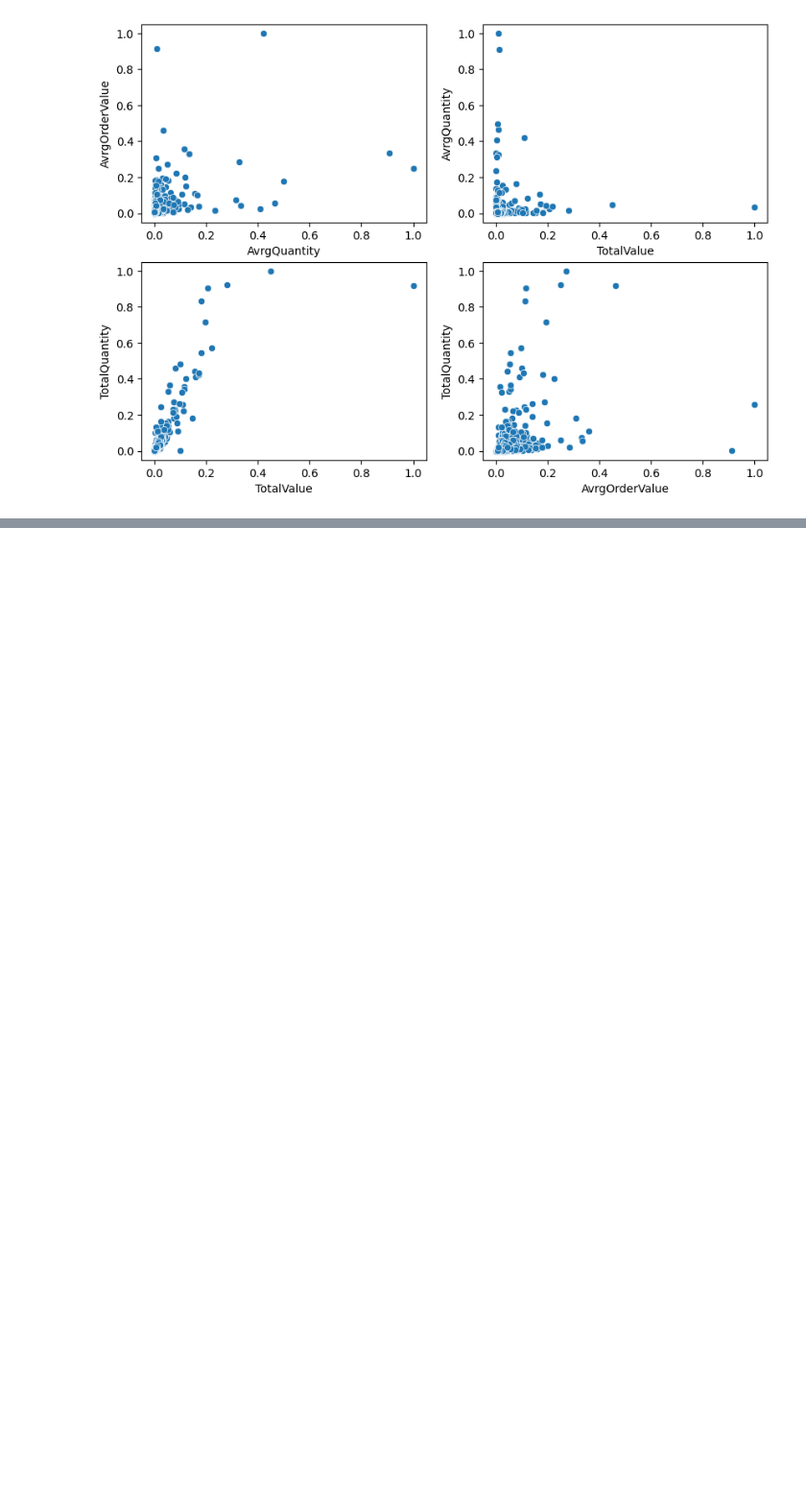
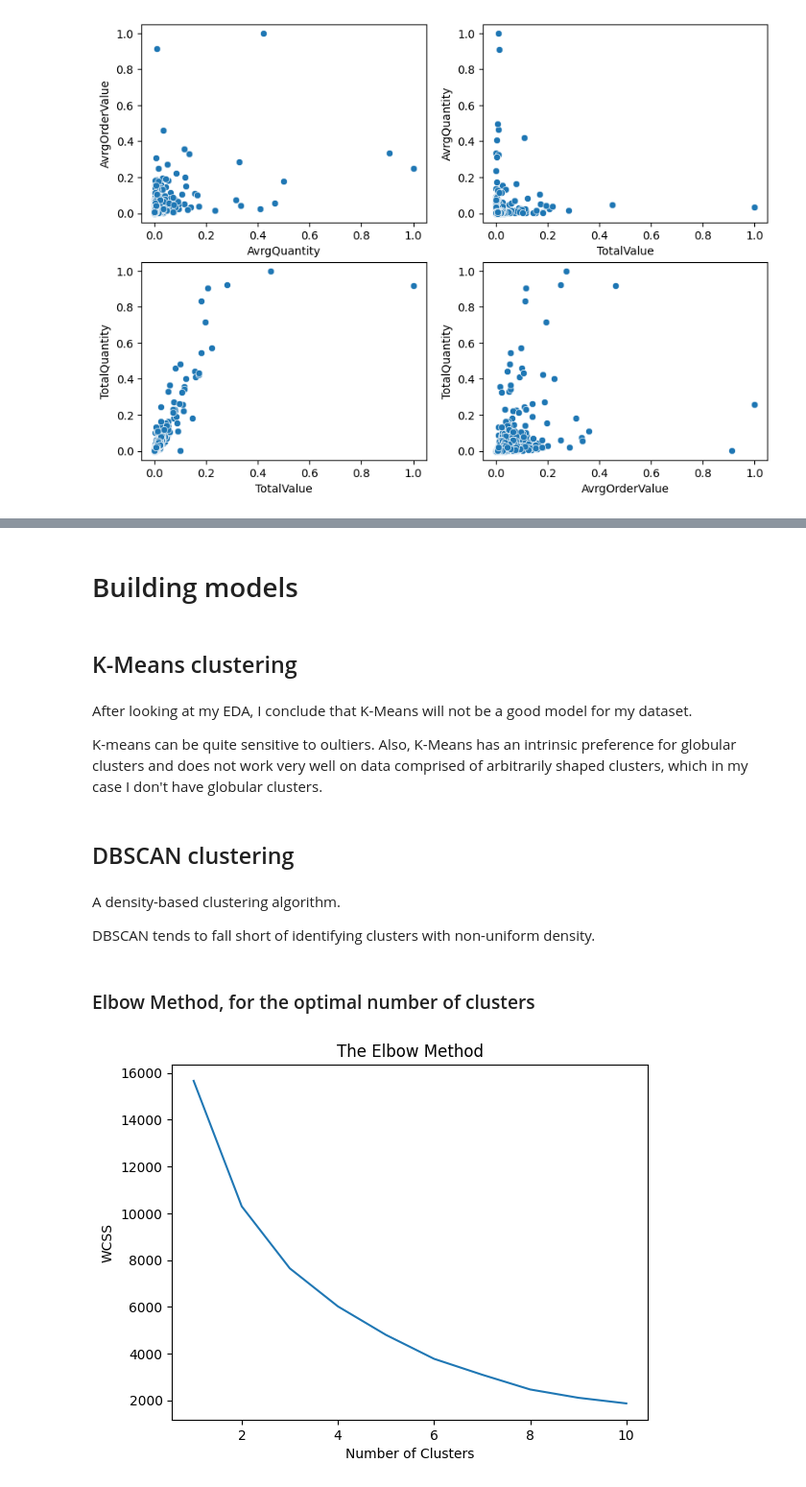
Before and after one commit to dimitsagk/ClientClustering_InventoryForecast, a Jupyter notebook: notebooks/03_ClientClustering_ML-notebook.ipynb, the cells around one changed output, grey strips where cells are left out. Shown at 96% size. Cells and saved outputs as stored; diff of their text form; code cells hidden in the pictures; blank space fills up the shorter version.

```diff
--- a/notebooks/03_ClientClustering_ML-notebook.ipynb
+++ b/notebooks/03_ClientClustering_ML-notebook.ipynb
@@ -248,0 +294,33 @@ plt.show()
+# %% [markdown]
+# Building models
+# %% [markdown]
+## K-Means clustering
+# %% [markdown]
+After looking at my EDA, I conclude that K-Means will not be a good model for my dataset.
+
+K-means can be quite sensitive to oultiers. Also, K-Means has an intrinsic preference for globular clusters and does not work very well on data comprised of arbitrarily shaped clusters, which in my case I don't have globular clusters.
+# %% [markdown]
+## DBSCAN clustering
+# %% [markdown]
+A density-based clustering algorithm.
+
+DBSCAN tends to fall short of identifying clusters with non-uniform density.
+# %% [markdown]
+### Elbow Method, for the optimal number of clusters
+# %%
+# Finding the optimal number of clusters
+wcss = []
+
+for i in range(1,11):
+    kmeans = KMeans(n_clusters=i,
+                    init='k-means++', max_iter=300, n_init=10)
+    kmeans.fit(cust_standard)
+    wcss.append(kmeans.inertia_)
+
+plt.plot(range(1,11), wcss)
+plt.title('The Elbow Method')
+plt.xlabel('Number of Clusters')
+plt.ylabel('WCSS')
+plt.show()
+# %% [output]
+[figure, added]
```
Also changed, not shown: parts of 57 cells of this notebook.
